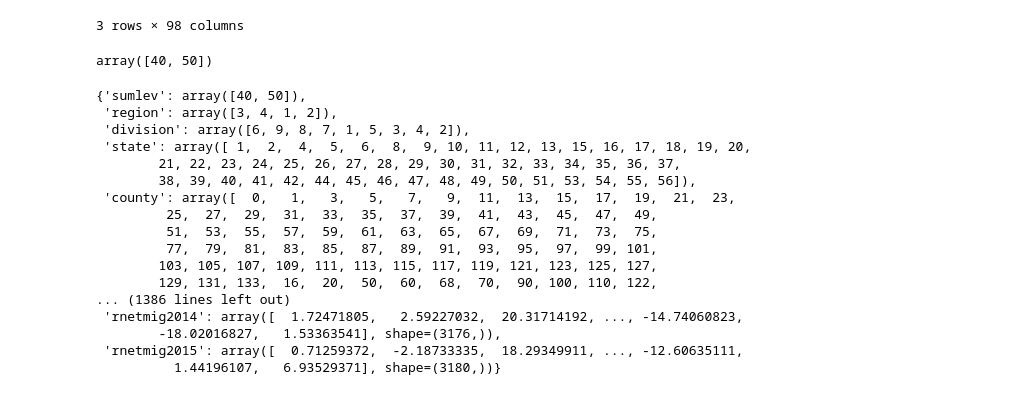
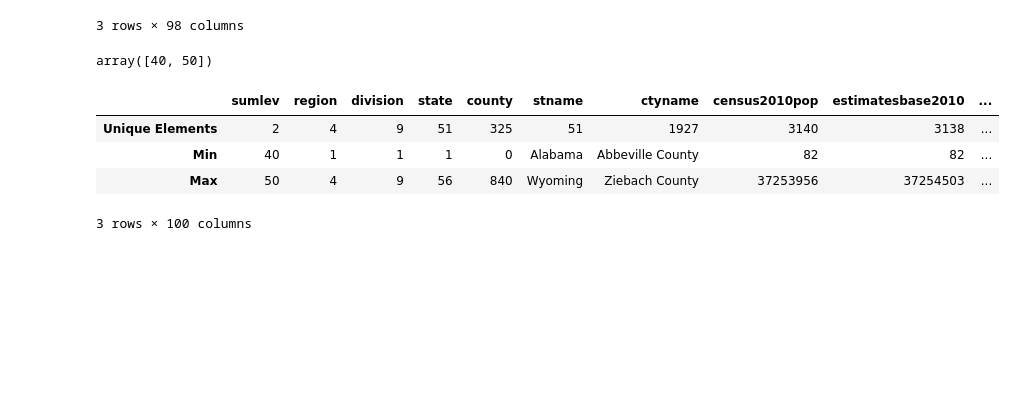
Before and after one commit to shreymusician/data-science-journey, a Jupyter notebook: module 2/dataframes.ipynb, the cells around one changed output. Saved outputs shown, nothing was run; the diff lists cells and outputs as text; code cells hidden in the pictures; blank space fills up the shorter version.

Commit message:
Completed Basic Cleaning of Census Data

```diff
--- a/module 2/dataframes.ipynb
+++ b/module 2/dataframes.ipynb
@@ -647,26 +647,15 @@ array([40, 50])
 # %%
 # Creating a dict of unique values
 ud = {}
 
 for ele in df.columns:
-    ud[ele] = df[ele].unique()
+    ud[ele] = [len(df[ele].unique()), df[ele].unique().min(), df[ele].unique().max()]
 
-ud
+udf = pd.DataFrame(ud, index=['Unique Elements', 'Min', 'Max'])
+udf.head()
 # %% [output]
+|  | sumlev | region | division | state | county | stname | ctyname | census2010pop | estimatesbase2010 | ... |
+| Unique Elements | 2 | 4 | 9 | 51 | 325 | 51 | 1927 | 3140 | 3138 | ... |
+| Min | 40 | 1 | 1 | 1 | 0 | Alabama | Abbeville County | 82 | 82 | ... |
+| Max | 50 | 4 | 9 | 56 | 840 | Wyoming | Ziebach County | 37253956 | 37254503 | ... |
-{'sumlev': array([40, 50]),
- 'region': array([3, 4, 1, 2]),
- 'division': array([6, 9, 8, 7, 1, 5, 3, 4, 2]),
- 'state': array([ 1,  2,  4,  5,  6,  8,  9, 10, 11, 12, 13, 15, 16, 17, 18, 19, 20,
-        21, 22, 23, 24, 25, 26, 27, 28, 29, 30, 31, 32, 33, 34, 35, 36, 37,
-        38, 39, 40, 41, 42, 44, 45, 46, 47, 48, 49, 50, 51, 53, 54, 55, 56]),
- 'county': array([  0,   1,   3,   5,   7,   9,  11,  13,  15,  17,  19,  21,  23,
-         25,  27,  29,  31,  33,  35,  37,  39,  41,  43,  45,  47,  49,
-         51,  53,  55,  57,  59,  61,  63,  65,  67,  69,  71,  73,  75,
-         77,  79,  81,  83,  85,  87,  89,  91,  93,  95,  97,  99, 101,
-        103, 105, 107, 109, 111, 113, 115, 117, 119, 121, 123, 125, 127,
-        129, 131, 133,  16,  20,  50,  60,  68,  70,  90, 100, 110, 122,
-... (1386 lines left out)
- 'rnetmig2014': array([  1.72471805,   2.59227032,  20.31714192, ..., -14.74060823,
-        -18.02016827,   1.53363541], shape=(3176,)),
- 'rnetmig2015': array([  0.71259372,  -2.18733335,  18.29349911, ..., -12.60635111,
-          1.44196107,   6.93529371], shape=(3180,))}
+3 rows × 100 columns
```
